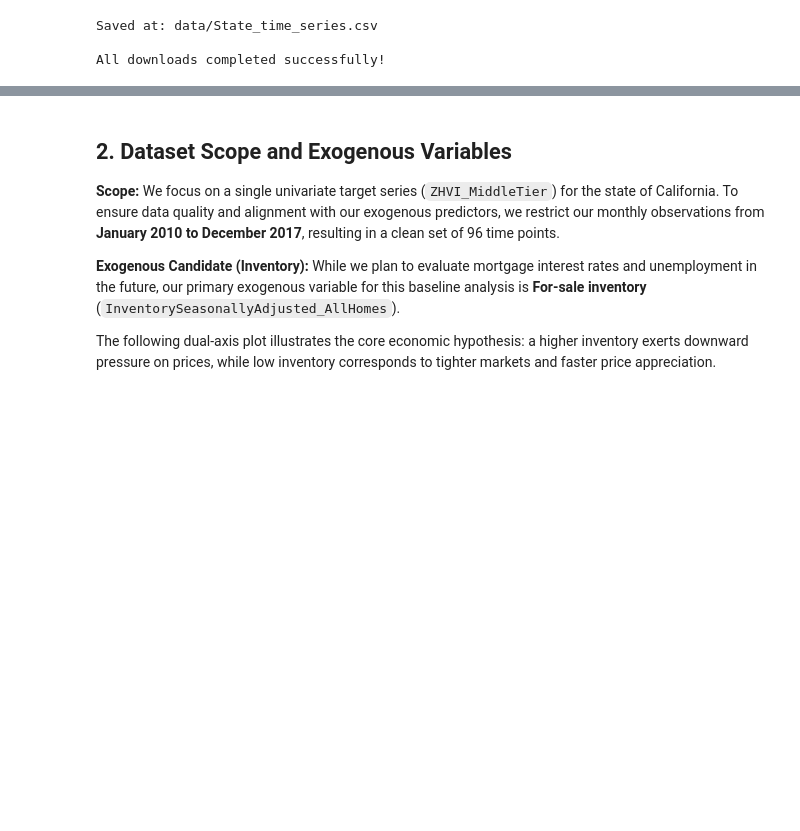
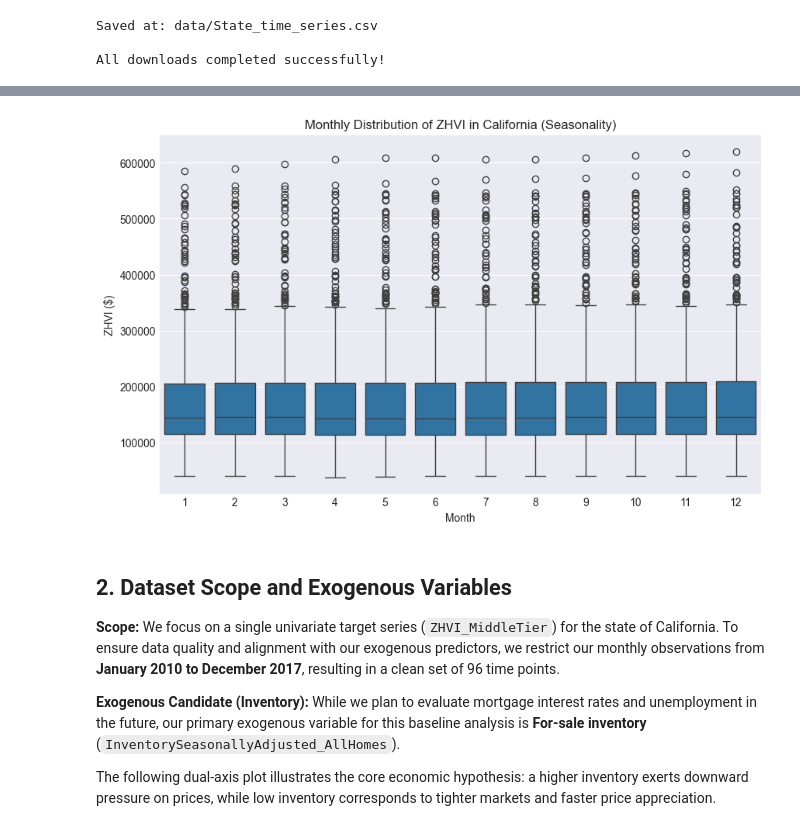
Before and after one commit to asier-larrazabal/HousePricePrediction, a Jupyter notebook: 00_Analysis.ipynb, the cells around one changed output, grey strips where cells are left out. Drawn from its saved outputs; the diff is of its cells as text; code cells hidden in the pictures; blank space fills up the shorter version.

```diff
--- a/00_Analysis.ipynb
+++ b/00_Analysis.ipynb
@@ -95,6 +119,21 @@ memory usage: 8.3 MB
 | 3 | 1996-04-30 | California | NaN | NaN | NaN | ... |
 | 4 | 1996-04-30 | Colorado | NaN | NaN | NaN | ... |
 5 rows × 82 columns
+# %%
+# Add columns for seasonal analysis
+df_state['Year'] = df_state['Date'].dt.year
+df_state['Month'] = df_state['Date'].dt.month
+
+# Generate a monthly Boxplot to observe variations and outliers
+plt.figure(figsize=(10, 6))
+sns.boxplot(x='Month', y='ZHVI_MiddleTier', data=df_state)
+plt.title('Monthly Distribution of ZHVI in California (Seasonality)')
+plt.xlabel('Month')
+plt.ylabel('ZHVI ($)')
+plt.savefig('outputs/plots/monthly_boxplot.png') # Save to outputs directory
+plt.show()
+# %% [output]
+[figure, added]
 # %% [markdown]
 ## 2. Dataset Scope and Exogenous Variables
 
```
Also changed, not shown: parts of 17 cells of this notebook, 6 other files.
